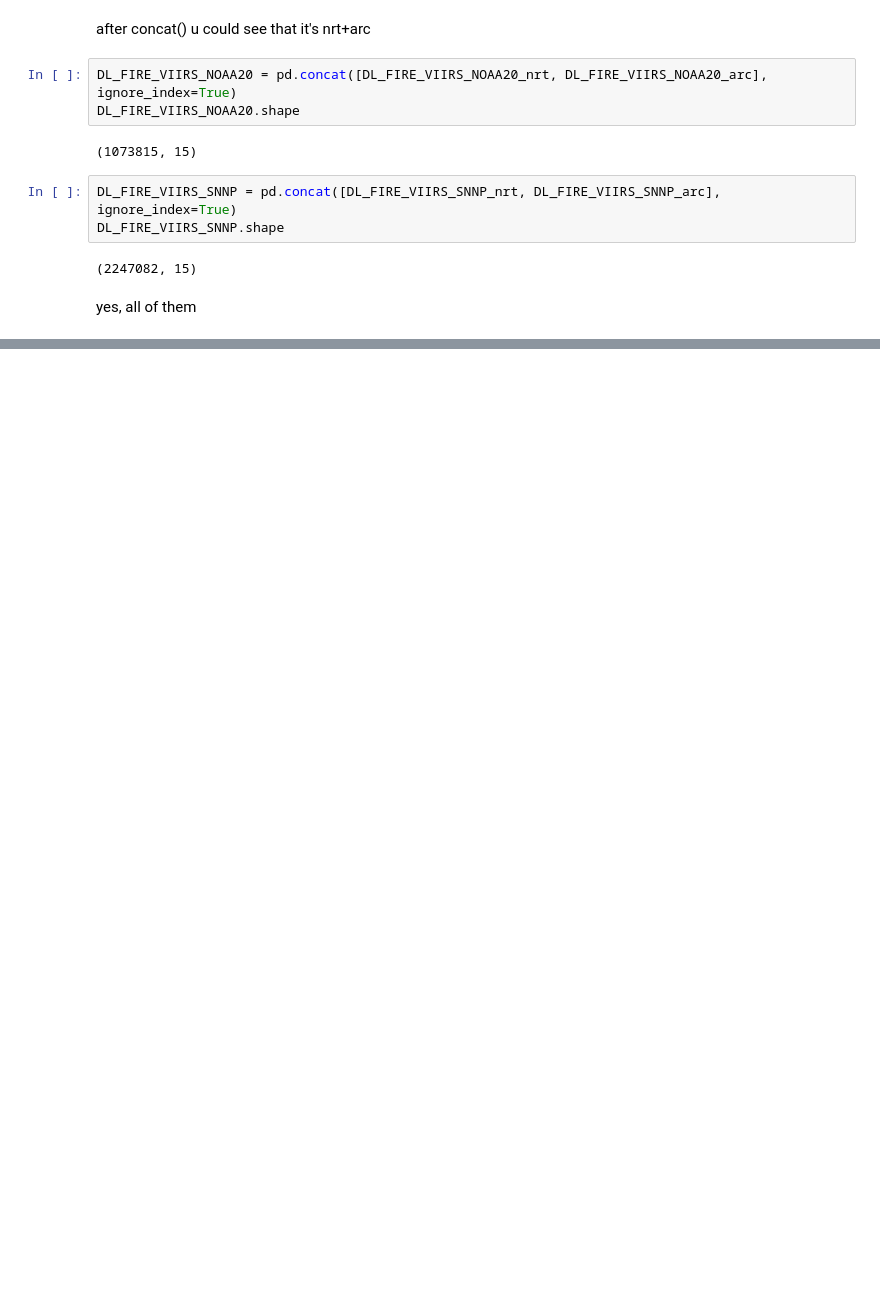
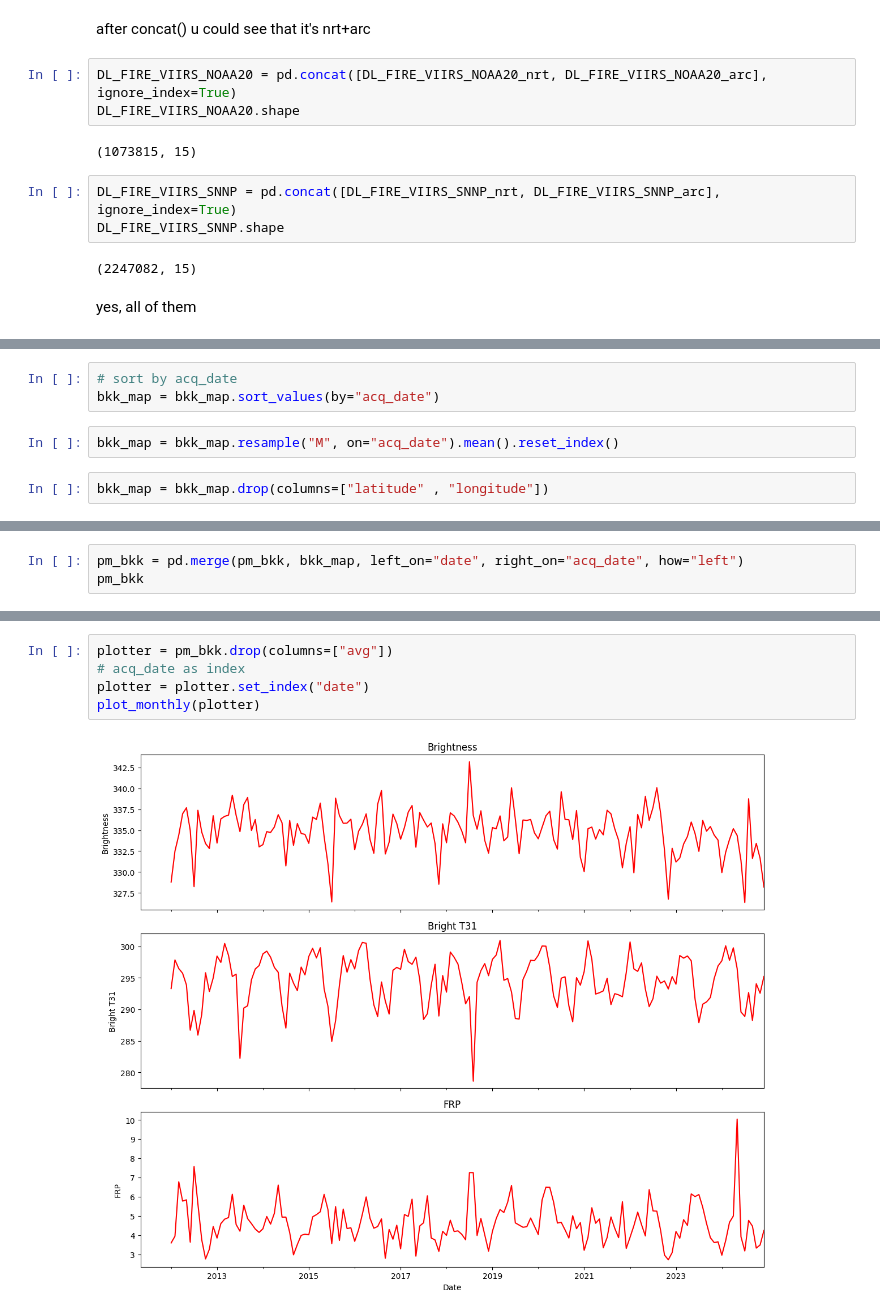
Before and after one commit to smolguyonearth/whoopenthisisgay, a Jupyter notebook: code_poysian/this is the real one/heatmap.ipynb, the cells around one changed output, grey strips where cells are left out. Drawn from its saved outputs; the diff is of its cells as text; blank space fills up the shorter version.

```diff
--- a/code_poysian/this is the real one/heatmap.ipynb
+++ b/code_poysian/this is the real one/heatmap.ipynb
@@ -53,0 +574,7 @@ yes, all of them
+# %%
+# sort by acq_date
+bkk_map = bkk_map.sort_values(by="acq_date")
+# %%
+bkk_map = bkk_map.resample("M", on="acq_date").mean().reset_index()
+# %%
+bkk_map = bkk_map.drop(columns=["latitude" , "longitude"])
@@ -53,0 +597,3 @@ yes, all of them
+# %%
+pm_bkk = pd.merge(pm_bkk, bkk_map, left_on="date", right_on="acq_date", how="left")
+pm_bkk
@@ -53,0 +614,7 @@ yes, all of them
+# %%
+plotter = pm_bkk.drop(columns=["avg"])
+# acq_date as index
+plotter = plotter.set_index("date")
+plot_monthly(plotter)
+# %% [output]
+[figure, added]
```
Also changed, not shown: parts of 61 cells of this notebook, 6 other files.
